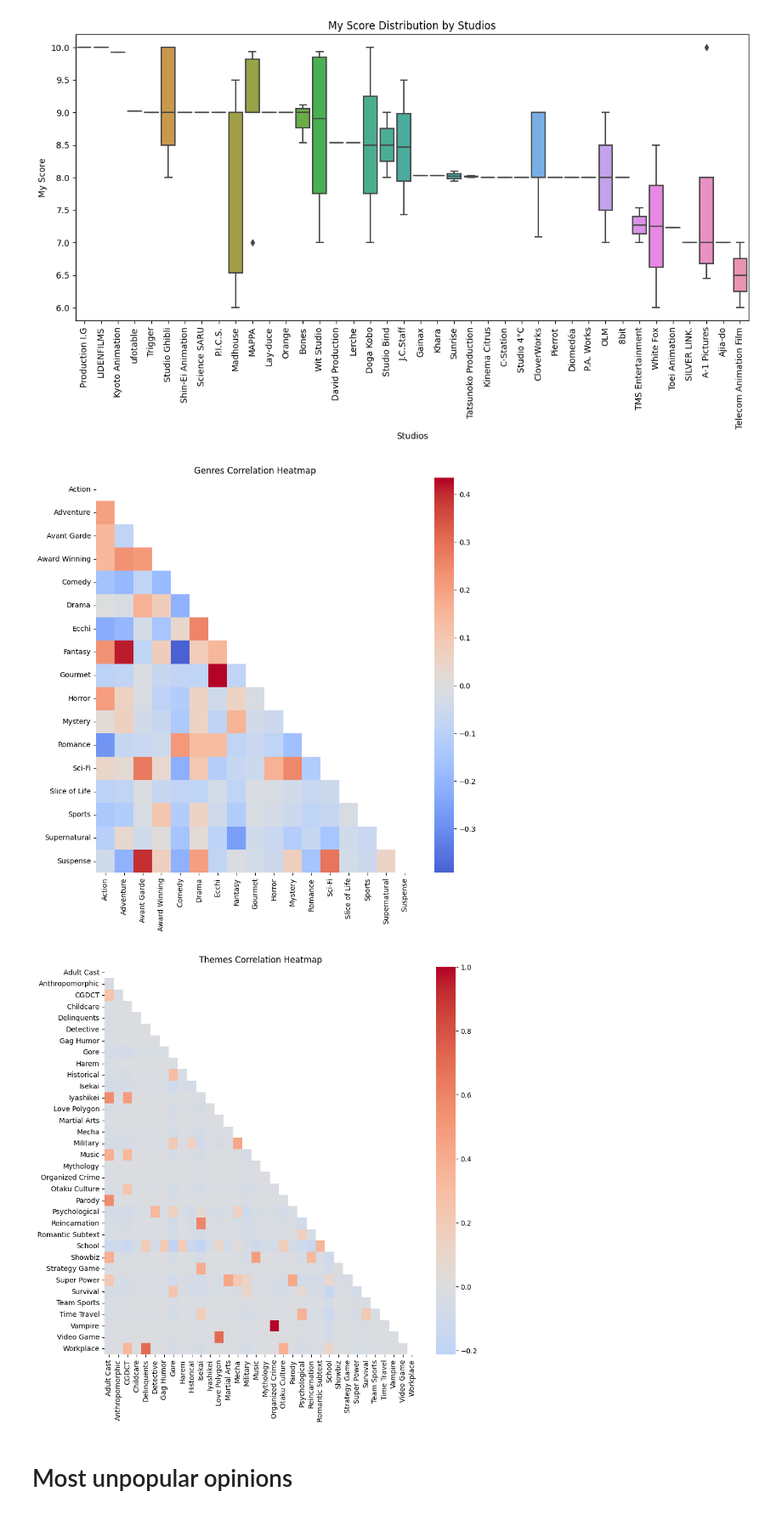
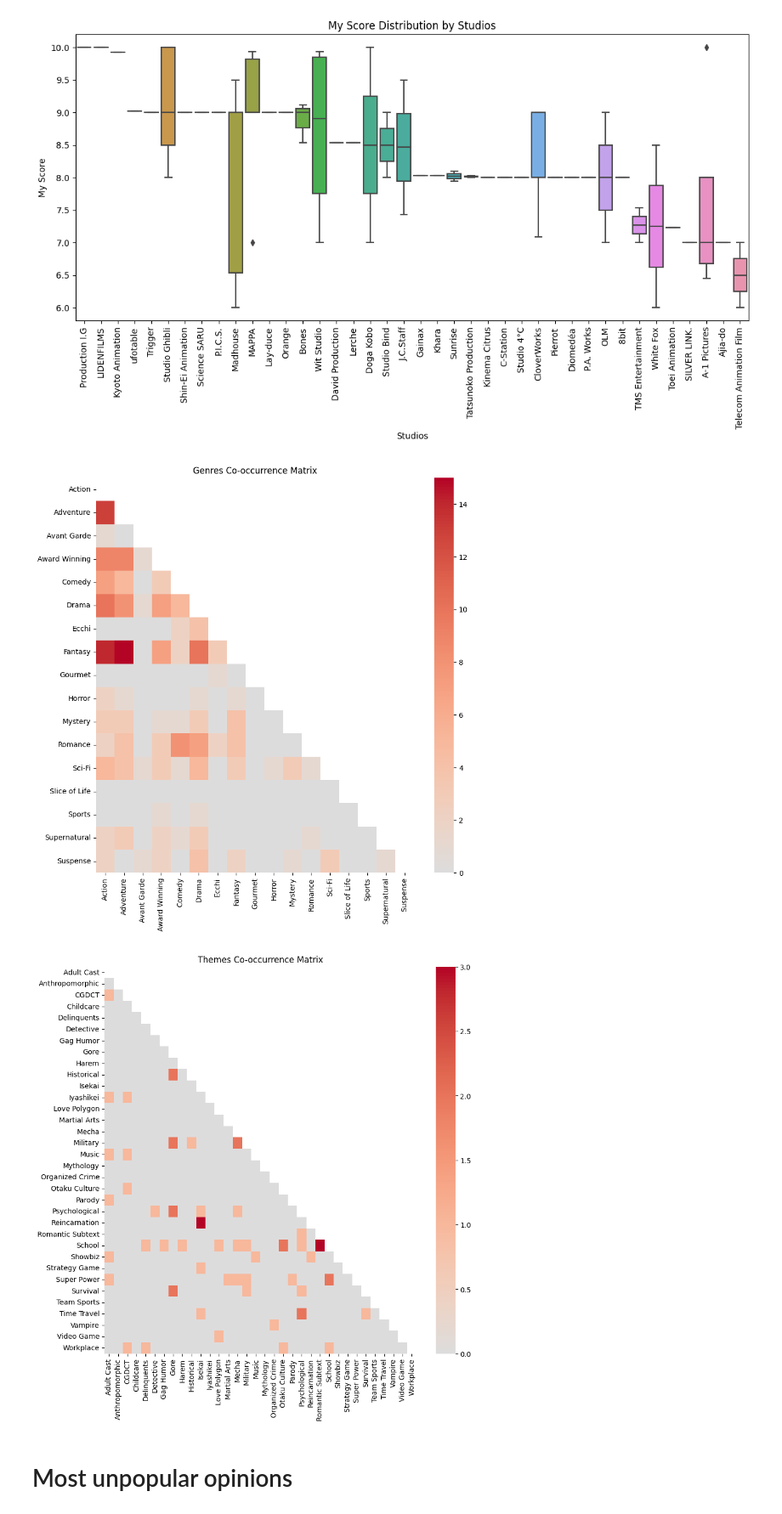
Before and after one commit to titouan-lacombe/MyAnimeStats, a Jupyter notebook: stats.ipynb, the cells around one changed output. Shown at 85% size. Cells and saved outputs as stored; diff of their text form; code cells hidden in the pictures.

```diff
--- a/stats.ipynb
+++ b/stats.ipynb
@@ -81,27 +86,28 @@ for field in ['genres', 'themes', 'studios']:
 # %%
 from sklearn.preprocessing import MultiLabelBinarizer
 
-def draw_heatmap(data, title):
-    """Draw a heatmap with a title and masks the upper triangle."""
-    corr = data.corr()
-    mask = np.triu(np.ones_like(corr, dtype=bool))
+def draw_co_occurrence_matrix(data, title):
+    """Draw a co-occurrence matrix with a title and masks the upper triangle."""
+    co_occurrence_matrix = np.dot(data.transpose(), data)
+    co_occurrence_df = pd.DataFrame(co_occurrence_matrix, index=data.columns, columns=data.columns)
+    mask = np.triu(np.ones_like(co_occurrence_df, dtype=bool))
     plt.figure(figsize=(10, 10))
-    sns.heatmap(corr, mask=mask, cmap='coolwarm', center=0)
+    sns.heatmap(co_occurrence_df, mask=mask, cmap='coolwarm', center=0, annot=False, fmt='d')
     plt.title(title)
     plt.show()
 
 # Initialize MultiLabelBinarizer object
 mlb = MultiLabelBinarizer()
 
 # Extract and one-hot encode genres and themes
 for feature in ['genres', 'themes']:
     feature_list = [franchise[feature] for franchise in franchises]
     feature_encoded = mlb.fit_transform(feature_list)
     df_feature = pd.DataFrame(feature_encoded, columns=mlb.classes_)
-    draw_heatmap(df_feature, f'{feature.capitalize()} Correlation Heatmap')
+    draw_co_occurrence_matrix(df_feature, f'{feature.capitalize()} Co-occurrence Matrix')
 # %% [output]
-[figure, old version]
+[figure, new version]
-[figure, old version]
+[figure, new version]
 # %% [markdown]
 # Most unpopular opinions
 # %%
```
Also changed, not shown: parts of 2 cells of this notebook.
